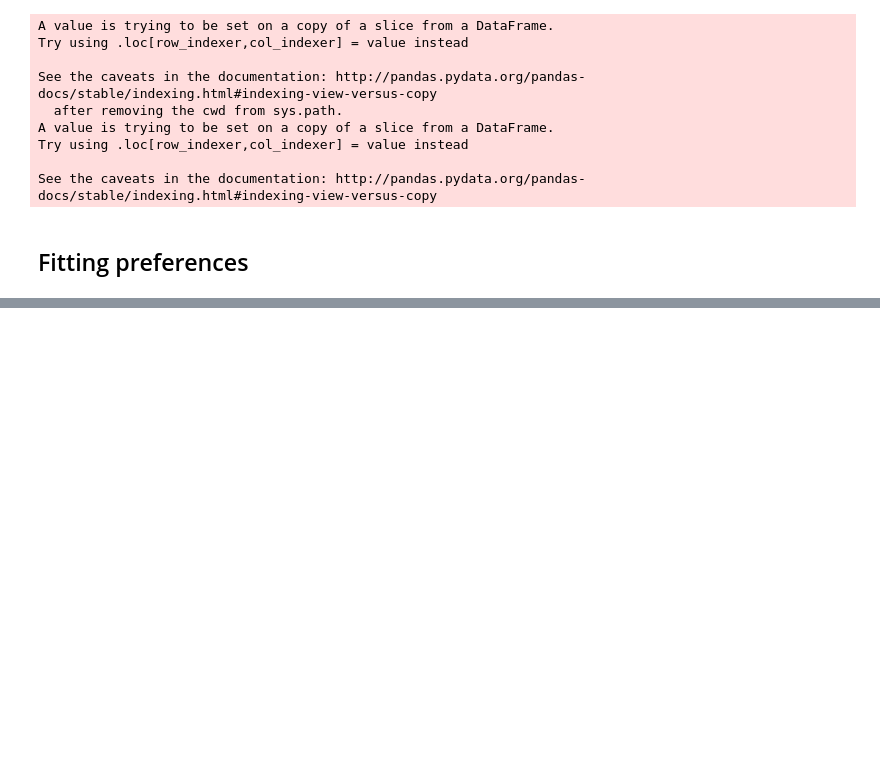
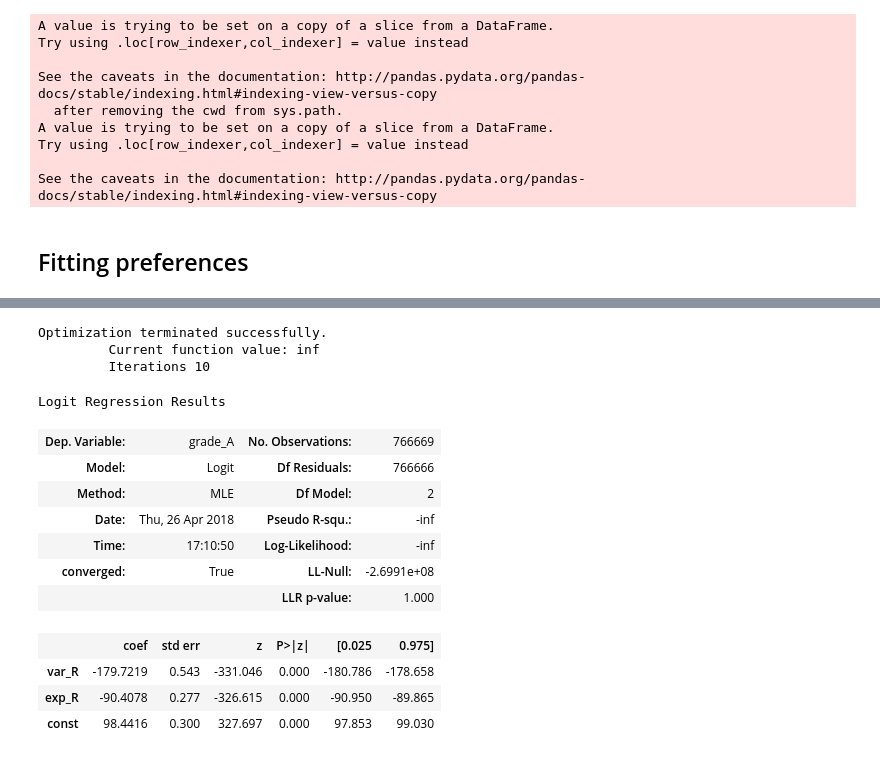
Before and after one commit to arielgoldszmidt/lenders, a Jupyter notebook: project.ipynb, the cells around one changed output, grey strips where cells are left out. Saved outputs shown, nothing was run; the diff lists cells and outputs as text; code cells hidden in the pictures; blank space fills up the shorter version.

```diff
--- a/project.ipynb
+++ b/project.ipynb
@@ -345,0 +401,19 @@ guess[4,:]
+# %%
+logit = sm.Logit(grades[["grade_A"]], risk_factors[["var_R", "exp_R", "const"]])
+logit.fit().summary()
+# %% [output]
+Optimization terminated successfully.
+         Current function value: inf
+         Iterations 10
+Logit Regression Results
+| Dep. Variable: | grade_A | No. Observations: | 766669 |
+| Model: | Logit | Df Residuals: | 766666 |
+| Method: | MLE | Df Model: | 2 |
+| Date: | Thu, 26 Apr 2018 | Pseudo R-squ.: | -inf |
+| Time: | 17:10:50 | Log-Likelihood: | -inf |
+| converged: | True | LL-Null: | -2.6991e+08 |
+|  |  | LLR p-value: | 1.000 |
+|  | coef | std err | z | P>|z| | [0.025 | 0.975] |
+| var_R | -179.7219 | 0.543 | -331.046 | 0.000 | -180.786 | -178.658 |
+| exp_R | -90.4078 | 0.277 | -326.615 | 0.000 | -90.950 | -89.865 |
+| const | 98.4416 | 0.300 | 327.697 | 0.000 | 97.853 | 99.030 |
```
Also changed, not shown: parts of 8 cells of this notebook.
